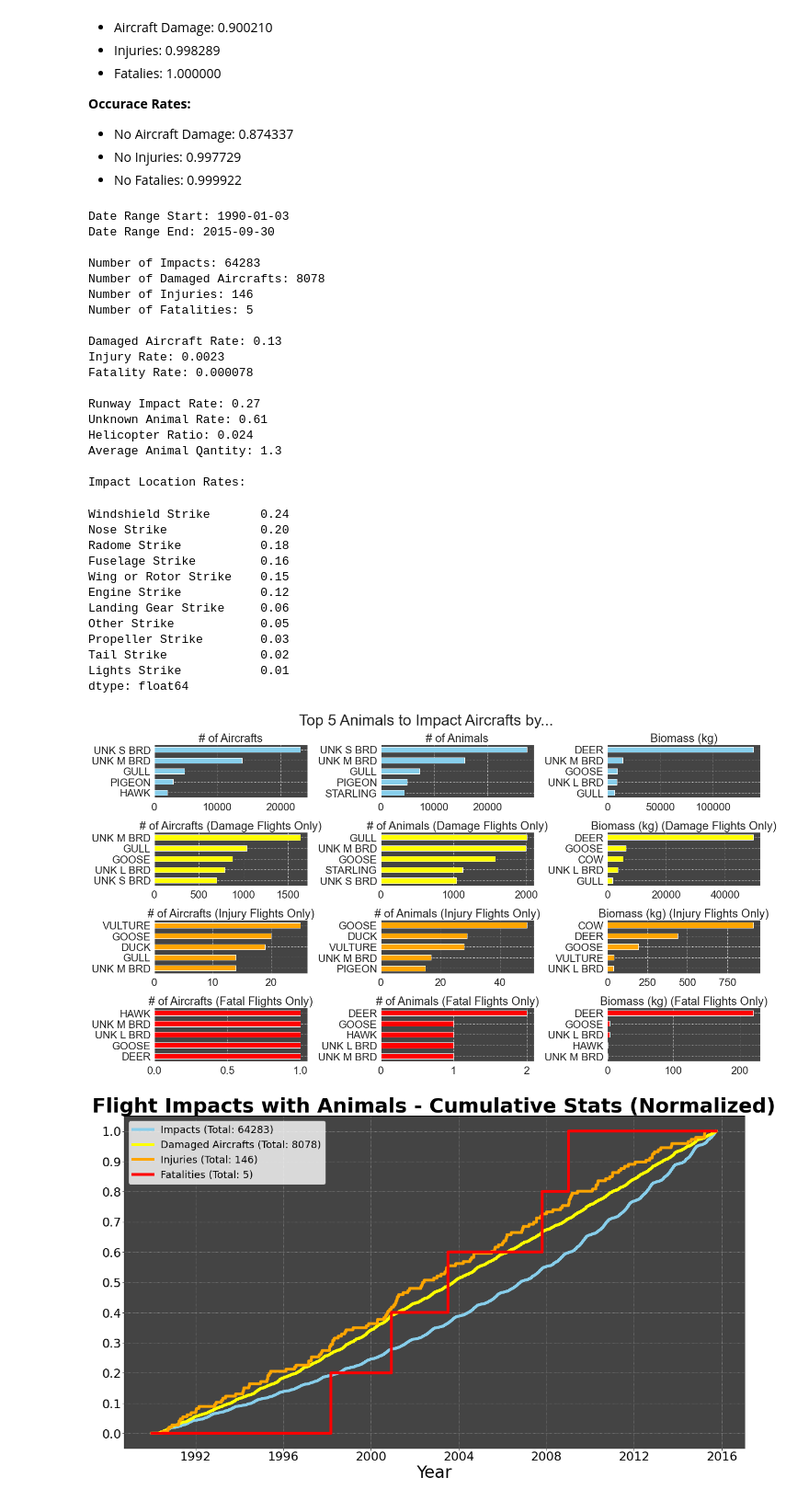
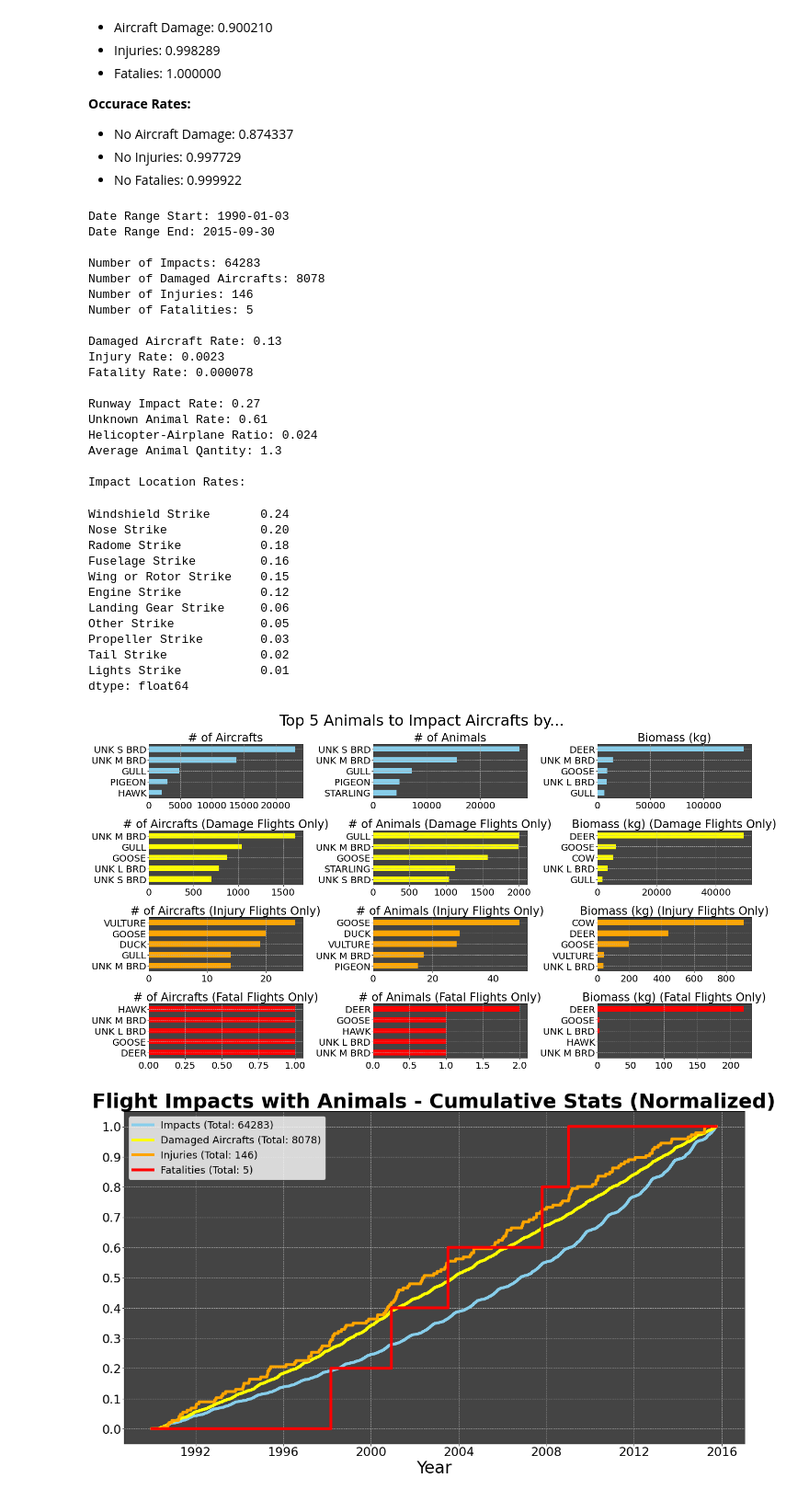
Before and after one commit to jgbreault/ByeByeBirdy, a Jupyter notebook: ByeByeBirdy.ipynb, the cells around one changed output. Shown: that part at 92% size. Saved outputs shown, nothing was run; the diff lists cells and outputs as text; code cells hidden in the pictures.

```diff
--- a/ByeByeBirdy.ipynb
+++ b/ByeByeBirdy.ipynb
@@ -303,7 +302,7 @@ print(f"Fatality Rate: {'%f' % round(impacts['Fatalities'].sum()/nImpacts, 6)}\n
 print(f"Runway Impact Rate: {round((len(impacts[impacts['Height'] == 0])/nImpacts), 2)}")
 impactsKnownAnimal = impacts[~impacts['Species Name'].str.contains('UNK')]
 print(f"Unknown Animal Rate: {round(1-(len(impactsKnownAnimal)/nImpacts), 2)}")
-print(f"Helicopter Ratio: {round(impacts['Aircraft Type'].sum()/nImpacts, 3)}")
+print(f"Helicopter-Airplane Ratio: {round(impacts['Aircraft Type'].sum()/nImpacts, 3)}")
 print(f"Average Animal Qantity: {round(impacts['Species Quantity'].sum()/nImpacts, 1)}\n")
 
 print('Impact Location Rates:')
@@ -323,7 +322,7 @@ Fatality Rate: 0.000078
 
 Runway Impact Rate: 0.27
 Unknown Animal Rate: 0.61
-Helicopter Ratio: 0.024
+Helicopter-Airplane Ratio: 0.024
 Average Animal Qantity: 1.3
 
 Impact Location Rates:
@@ -399,35 +398,35 @@ ax5.barh(namesAndQuantityDmg.index, namesAndQuantityDmg['Species Quantity'], col
 ax8.set_title('# of Animals (Injury Flights Only)')
 ax8.barh(namesAndQuantityInj.index, namesAndQuantityInj['Species Quantity'], color=injColor, height=0.5)
 
 ax11.set_title('# of Animals (Fatal Flights Only)')
 ax11.barh(namesAndQuantityFat.index, namesAndQuantityFat['Species Quantity'], color=fatColor, height=0.5)
 
 ax3.set_title('Biomass (kg)')
 ax3.barh(namesAndBiomass.index, namesAndBiomass['Biomass'], color=impColor, height=0.5)
 
 ax6.set_title('Biomass (kg) (Damage Flights Only)')
 ax6.barh(namesAndBiomassDmg.index, namesAndBiomassDmg['Biomass'], color=dmgColor, height=0.5)
 
 ax9.set_title('Biomass (kg) (Injury Flights Only)')
 ax9.barh(namesAndBiomassInj.index, namesAndBiomassInj['Biomass'], color=injColor, height=0.5)
 
 ax12.set_title('Biomass (kg) (Fatal Flights Only)')
 ax12.barh(namesAndBiomassFat.index, namesAndBiomassFat['Biomass'], color=fatColor, height=0.5)
 
 for a in [ax1, ax2, ax3, ax4, ax5, ax6, ax7, ax8, ax9, ax10, ax11, ax12]:
     a.set_ylabel('')
     a.tick_params(axis='y', which='major', pad=1)
-    a.grid(axis='both', which='major', linestyle='dotted')
+    a.grid(axis='both', which='major', linestyle='--')
     a.invert_yaxis()
 
 plt.rcParams['axes.facecolor'] = backgroundColor
 fig.set_size_inches(standardCanvasWidth, standardCanvasHeight)
 fig.tight_layout()
 plt.subplots_adjust(top=0.9)
 fig.suptitle(f"Top {numAnimals} Animals to Impact Aircrafts by...", fontsize=32)
 plt.show()
 # %% [output]
-[figure, old version]
+[figure, new version]
 # %%
 ### Cumulative Stats Plot
 
```
Also changed, not shown: parts of 3 cells of this notebook.
